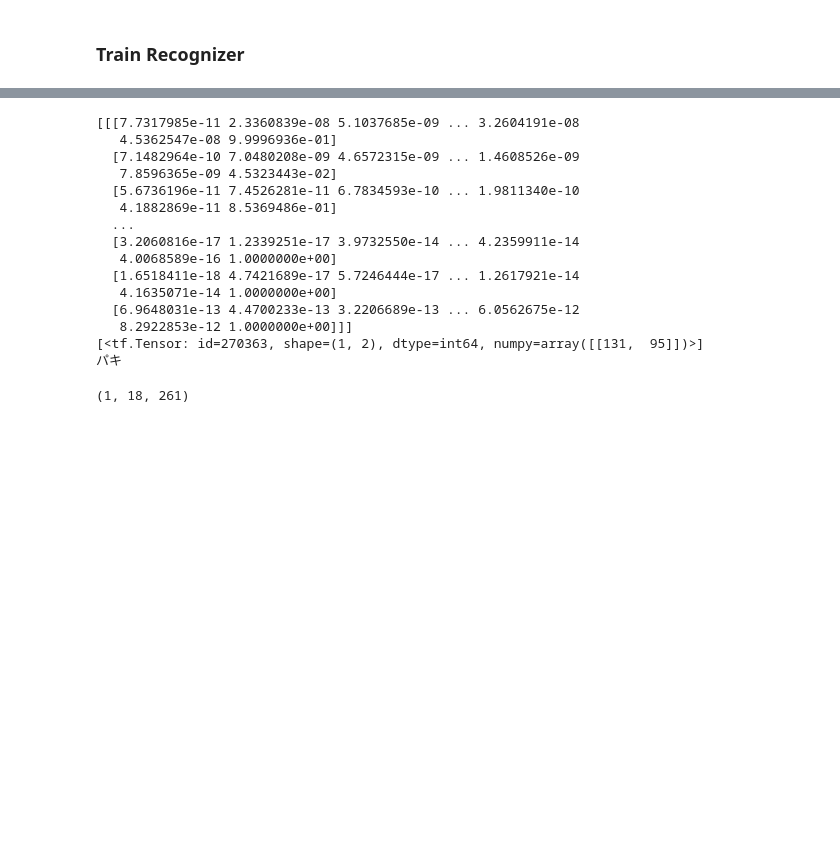
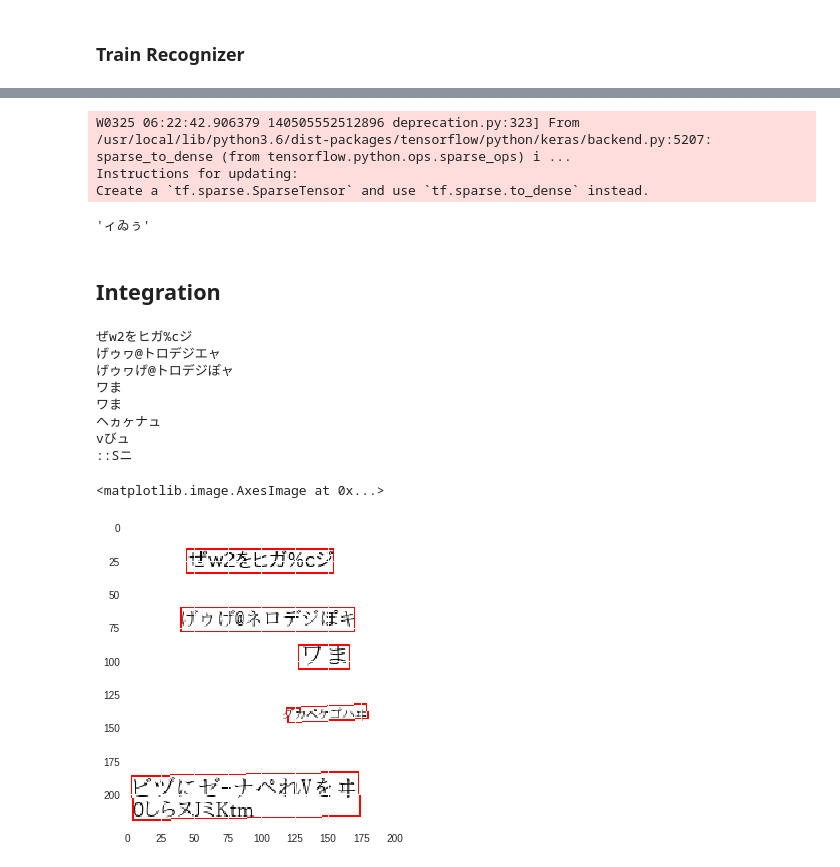
Before and after one commit to agatan/Building-OCR-System-TechBookFest6, a Jupyter notebook: techbook6.ipynb, the cells around one changed output, grey strips where cells are left out. Saved outputs shown, nothing was run; the diff lists cells and outputs as text; code cells hidden in the pictures; blank space fills up the shorter version.

Commit message:
Integration

```diff
--- a/techbook6.ipynb
+++ b/techbook6.ipynb
@@ -812,8 +859,9 @@ def recognition_loss(y_pred, y_true, input_width, text_length):
 # %% [markdown]
 ### Train Recognizer
 # %%
-model = create_recognition_model(input_shape=(RECOGNITION_HEIGHT, None, 3), n_vocab=len(CHARACTERS) + 1)
-optimizer = tf.keras.optimizers.Nadam(1e-4)
+recognizer = create_recognition_model(input_shape=(RECOGNITION_HEIGHT, None, 3), n_vocab=len(CHARACTERS) + 1)
+optimizer = tf.keras.optimizers.Adam(1e-4)
 losses = tf.keras.metrics.Mean(name="reconition/loss")
-model.output
+recognizer.load_weights(os.path.join(rootdir, "recognizer_weights.h5"))
+recognizer.output
 # %% [output]
@@ -860,30 +928,46 @@ plt.imshow(img)
 # %%
-input = (img.astype(np.float32) / 127.5 - 1.0)[np.newaxis, :, :, :]
-pred = model.predict(input)
-print(pred)
-decoded, _ = tf.keras.backend.ctc_decode(pred, [input.shape[2] // 4])
-print(decoded)
-predicted_chars = []
-for idx in decoded[0][0].numpy():
-    predicted_chars.append(CHARACTERS[idx])
-print("".join(predicted_chars))
+def predict_text(image: np.ndarray, model: tf.keras.Model) -> str:
+    height = image.shape[0]
+    image = cv2.resize(image, (int(image.shape[1] / height * RECOGNITION_HEIGHT), RECOGNITION_HEIGHT))
+    input = (image.astype(np.float32) / 127.5 - 1.0)[np.newaxis, :, :, :]
+    pred = model.predict(input)
+    decoded, _ = tf.keras.backend.ctc_decode(pred, [input.shape[2] // 4])
+    return "".join((CHARACTERS[idx - 1] for idx in decoded[0][0].numpy()))
+
+predict_text(img, recognizer)
 # %% [output]
-[[[7.7317985e-11 2.3360839e-08 5.1037685e-09 ... 3.2604191e-08
-   4.5362547e-08 9.9996936e-01]
-  [7.1482964e-10 7.0480208e-09 4.6572315e-09 ... 1.4608526e-09
-   7.8596365e-09 4.5323443e-02]
-  [5.6736196e-11 7.4526281e-11 6.7834593e-10 ... 1.9811340e-10
-   4.1882869e-11 8.5369486e-01]
-  ...
-  [3.2060816e-17 1.2339251e-17 3.9732550e-14 ... 4.2359911e-14
-   4.0068589e-16 1.0000000e+00]
-  [1.6518411e-18 4.7421689e-17 5.7246444e-17 ... 1.2617921e-14
-   4.1635071e-14 1.0000000e+00]
-  [6.9648031e-13 4.4700233e-13 3.2206689e-13 ... 6.0562675e-12
-   8.2922853e-12 1.0000000e+00]]]
-[<tf.Tensor: id=270363, shape=(1, 2), dtype=int64, numpy=array([[131,  95]])>]
-パキ
+W0325 06:22:42.906379 140505552512896 deprecation.py:323] From /usr/local/lib/python3.6/dist-packages/tensorflow/python/keras/backend.py:5207: sparse_to_dense (from tensorflow.python.ops.sparse_ops) i ...
+Instructions for updating:
+Create a `tf.sparse.SparseTensor` and use `tf.sparse.to_dense` instead.
+'ィゐぅ'
-# %%
-pred.shape
-# %% [output]
-(1, 18, 261)
+# %% [markdown]
+## Integration
+# %%
+detector = PixelLink(input_shape=(None, None, 3))
+recognizer = create_recognition_model(input_shape=(RECOGNITION_HEIGHT, None, 3), n_vocab=len(CHARACTERS) + 1)
+detector.load_weights(os.path.join(rootdir, "detector_weights.h5"))
+recognizer.load_weights(os.path.join(rootdir, "recognizer_weights.h5"))
+# %%
+image = np.asarray(generate(224, 224, noise=False)[0])
+bboxes = predict_bboxes(image, detector)
+for bbox in bboxes:
+    xmin = np.min(bbox[:, 0])
+    ymin = np.min(bbox[:, 1])
+    xmax = np.max(bbox[:, 0])
+    ymax = np.max(bbox[:, 1])
+    crop = image[ymin:ymax, xmin:xmax]
+    text = predict_text(crop, recognizer)
+    cv2.drawContours(image, [bbox], 0, (255, 0, 0), 1)
+    print(text)
+plt.imshow(image)
+# %% [output]
+ぜw2をヒガ%cジ
+げゥヮ@トロデジエャ
+げゥヮげ@トロデジぽャ
+ワま
+ワま
+ヘヵヶナュ
+vびュ
+::Sニ
+<matplotlib.image.AxesImage at 0x...>
+[figure, added]
```
Also changed, not shown: parts of 15 cells of this notebook.
